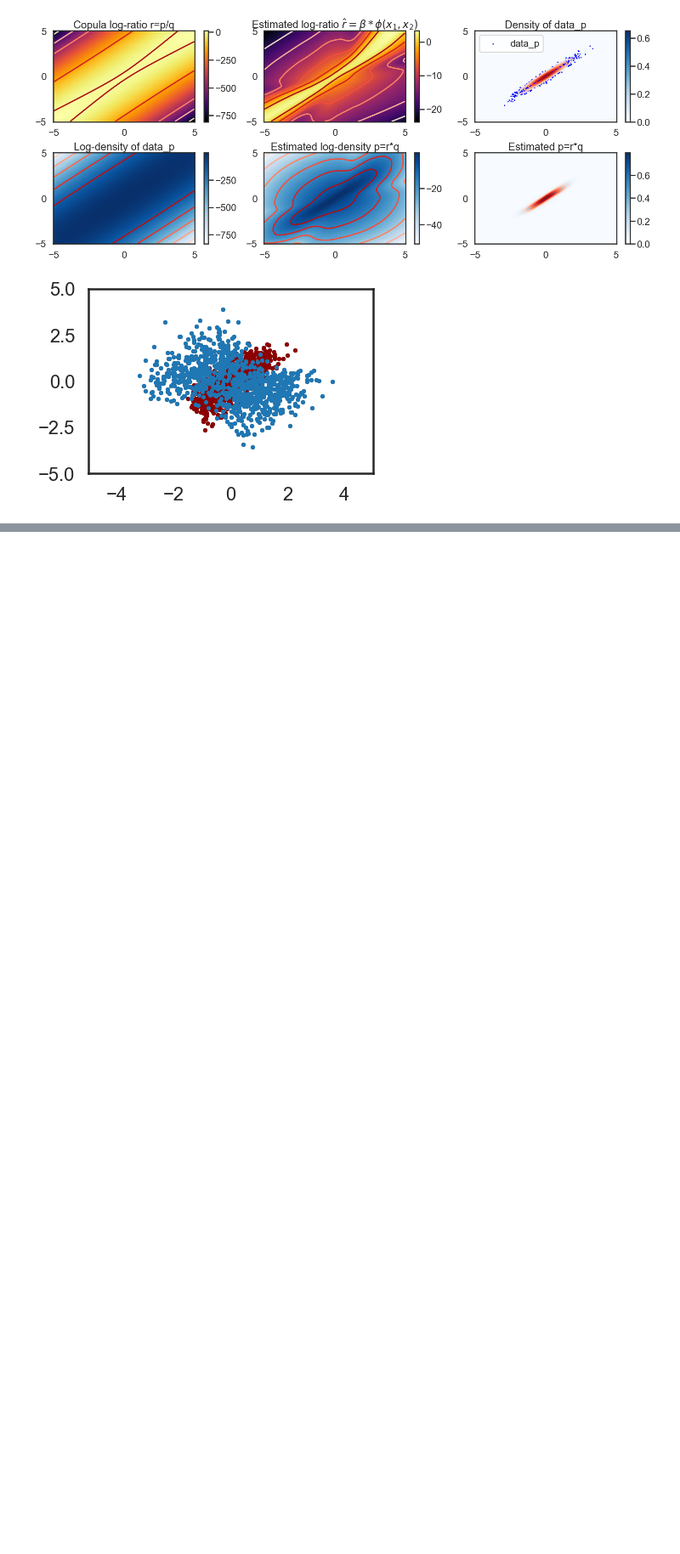
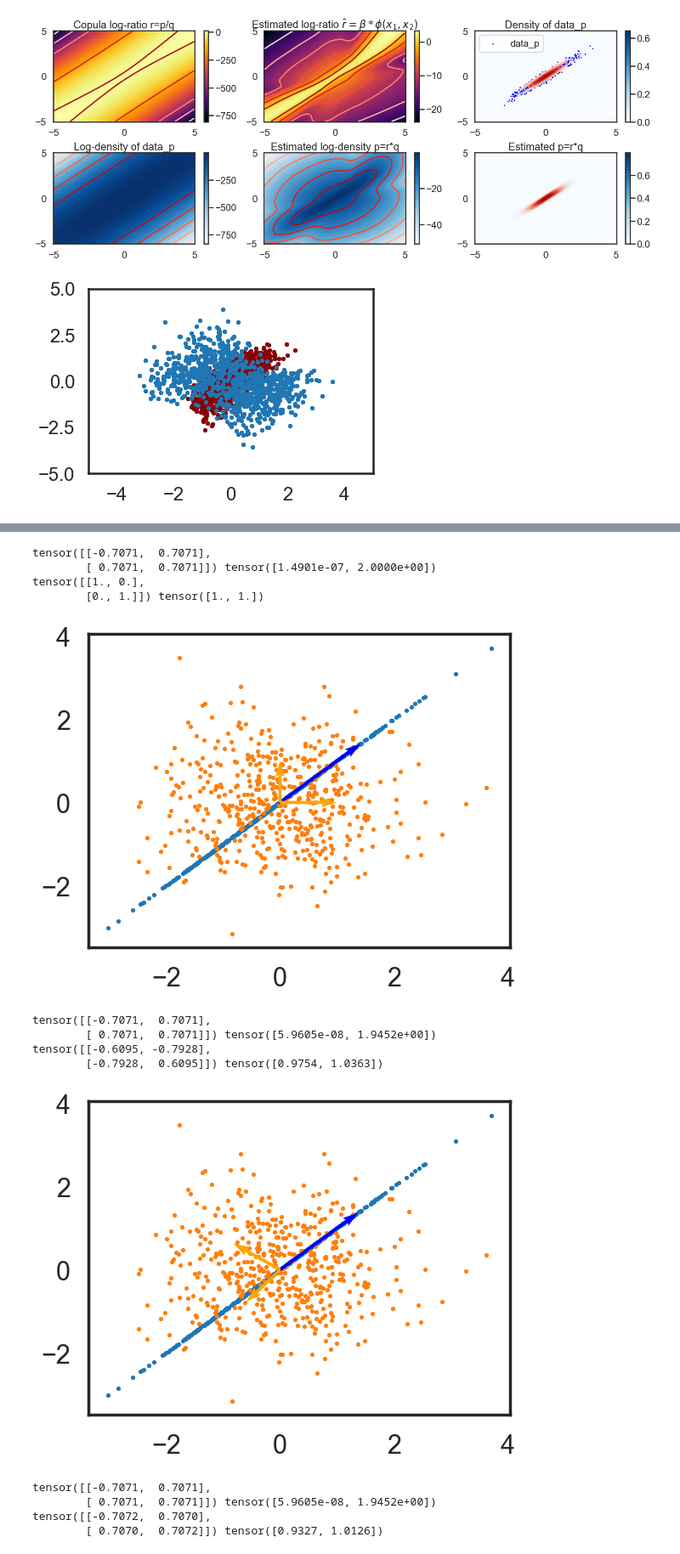
Before and after one commit to Huk-David/Ratio-Copula, a Jupyter notebook: Copula by Ratio Estimation/comparison.ipynb, the cells around one changed output, grey strips where cells are left out. Shown at 85% size. Drawn from its saved outputs; the diff is of its cells as text; code cells hidden in the pictures; blank space fills up the shorter version.

```diff
--- a/Copula by Ratio Estimation/comparison.ipynb
+++ b/Copula by Ratio Estimation/comparison.ipynb
@@ -416,0 +419,70 @@ plt.show()
+# %%
+N=500
+mat_p = torch.tensor([[1.0, 0.9999999], [0.9999999, 1.0]])
+data_p = torch.distributions.multivariate_normal.MultivariateNormal(torch.tensor([0.0, 0.0]), mat_p).sample((N,))
+mat_q = torch.tensor([[1.0, 0], [0, 1.0]])
+data_q = torch.distributions.multivariate_normal.MultivariateNormal(torch.tensor([0.0, 0.0]), mat_q).sample((N,))
+#plot the egenvectors scaled by egenvalues
+plt.scatter(data_p[:,0], data_p[:,1],s=3)
+plt.scatter(data_q[:,0], data_q[:,1],s=3)
+evals_p,evecs_p = torch.linalg.eigh(mat_p)
+evals_q,evecs_q = torch.linalg.eigh(mat_q)
+print(evecs_p,evals_p)
+print(evecs_q,evals_q)
+plt.quiver(0,0,evals_p[0]*evecs_p[0,0].numpy(),evals_p[0]*evecs_p[1,0].numpy(),angles='xy', scale_units='xy', scale=1,color='b')
+plt.quiver(0,0,evals_p[1]*evecs_p[0,1].numpy(),evals_p[1]*evecs_p[1,1].numpy(),angles='xy', scale_units='xy', scale=1,color='b')
+
+plt.quiver(0,0,evals_q[0]*evecs_q[0,0].numpy(),evals_q[0]*evecs_q[1,0].numpy(),angles='xy', scale_units='xy', scale=1,color='orange')
+plt.quiver(0,0,evals_q[1]*evecs_q[0,1].numpy(),evals_q[1]*evecs_q[1,1].numpy(),angles='xy', scale_units='xy', scale=1,color='orange')
+plt.show()
+
+# now with sample covariance matrices
+
+s_mat_p = (N+1)/N  * torch.cov(data_p.T)
+s_mat_q = (N+1)/N  * torch.cov(data_q.T)
+evals_p,evecs_p = torch.linalg.eigh(s_mat_p)
+evals_q,evecs_q = torch.linalg.eigh(s_mat_q)
+print(evecs_p,evals_p)
+print(evecs_q,evals_q)
+plt.scatter(data_p[:,0], data_p[:,1],s=3)
+plt.scatter(data_q[:,0], data_q[:,1],s=3)
+
+plt.quiver(0,0,evals_p[0]*evecs_p[0,0].numpy(),evals_p[0]*evecs_p[1,0].numpy(),angles='xy', scale_units='xy', scale=1,color='b')
+plt.quiver(0,0,evals_p[1]*evecs_p[0,1].numpy(),evals_p[1]*evecs_p[1,1].numpy(),angles='xy', scale_units='xy', scale=1,color='b')
+
+plt.quiver(0,0,evals_q[0]*evecs_q[0,0].numpy(),evals_q[0]*evecs_q[1,0].numpy(),angles='xy', scale_units='xy', scale=1,color='orange')
+plt.quiver(0,0,evals_q[1]*evecs_q[0,1].numpy(),evals_q[1]*evecs_q[1,1].numpy(),angles='xy', scale_units='xy', scale=1,color='orange')
+plt.show()
+
+# now with q being a permutation of p
+data_q = get_q(data_p)
+s_mat_p = (N+1)/N * torch.cov(data_p.T)
+s_mat_q = (N+1)/N * torch.cov(data_q.T)
+evals_p,evecs_p = torch.linalg.eigh(s_mat_p)
+evals_q,evecs_q = torch.linalg.eigh(s_mat_q)
+print(evecs_p,evals_p)
+print(evecs_q,evals_q)
+plt.scatter(data_p[:,0], data_p[:,1],s=3)
+plt.scatter(data_q[:,0], data_q[:,1],s=3)
+
+plt.quiver(0,0,evals_p[0]*evecs_p[0,0].numpy(),evals_p[0]*evecs_p[1,0].numpy(),angles='xy', scale_units='xy', scale=1,color='b')
+plt.quiver(0,0,evals_p[1]*evecs_p[0,1].numpy(),evals_p[1]*evecs_p[1,1].numpy(),angles='xy', scale_units='xy', scale=1,color='b')
+
+plt.quiver(0,0,evals_q[0]*evecs_q[0,0].numpy(),evals_q[0]*evecs_q[1,0].numpy(),angles='xy', scale_units='xy', scale=1,color='orange')
+plt.quiver(0,0,evals_q[1]*evecs_q[0,1].numpy(),evals_q[1]*evecs_q[1,1].numpy(),angles='xy', scale_units='xy', scale=1,color='orange')
+plt.show()
+# %% [output]
+tensor([[-0.7071,  0.7071],
+        [ 0.7071,  0.7071]]) tensor([1.4901e-07, 2.0000e+00])
+tensor([[1., 0.],
+        [0., 1.]]) tensor([1., 1.])
+[figure, added]
+tensor([[-0.7071,  0.7071],
+        [ 0.7071,  0.7071]]) tensor([5.9605e-08, 1.9452e+00])
+tensor([[-0.6095, -0.7928],
+        [-0.7928,  0.6095]]) tensor([0.9754, 1.0363])
+[figure, added]
+tensor([[-0.7071,  0.7071],
+        [ 0.7071,  0.7071]]) tensor([5.9605e-08, 1.9452e+00])
+tensor([[-0.7072,  0.7070],
+        [ 0.7070,  0.7072]]) tensor([0.9327, 1.0126])
```
Also changed, not shown: parts of 6 cells of this notebook.
